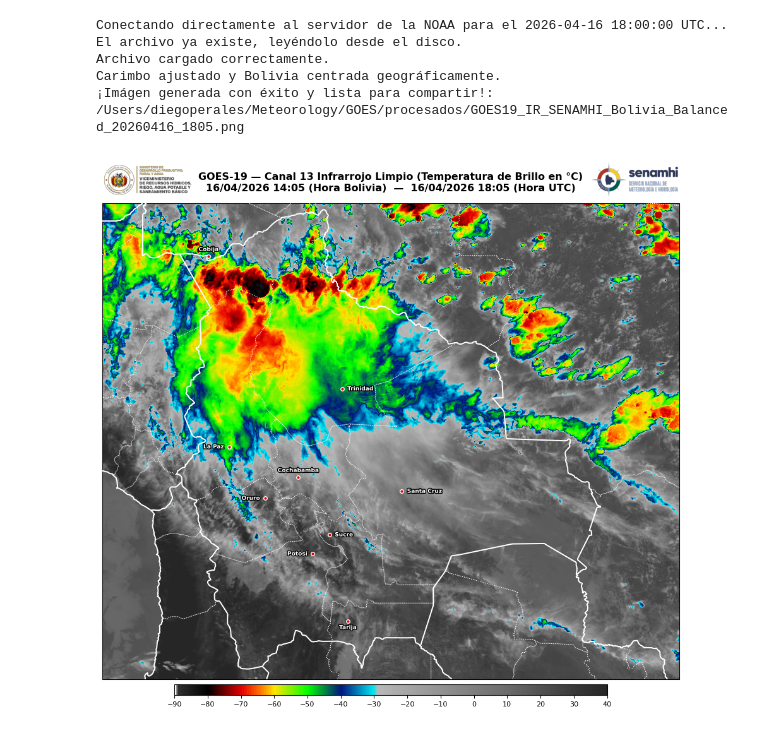
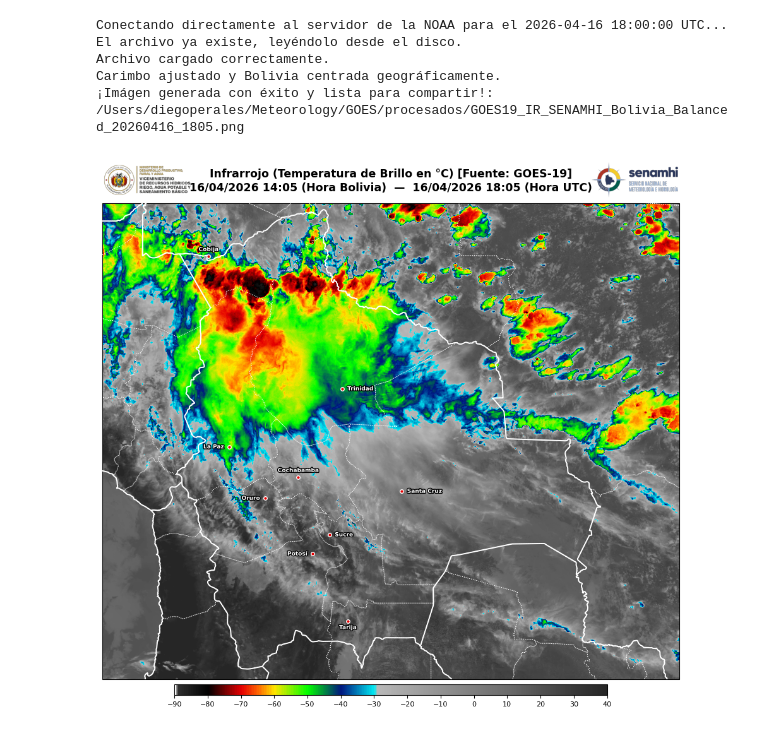
Before and after one commit to diegomapper/goes_env, a Jupyter notebook: Scripts/01_goes19_infrarrojo.ipynb, the cells around one changed output. Saved outputs shown, nothing was run; the diff lists cells and outputs as text; code cells hidden in the pictures.

```diff
--- a/Scripts/01_goes19_infrarrojo.ipynb
+++ b/Scripts/01_goes19_infrarrojo.ipynb
@@ -184,8 +184,8 @@ string_utc = fecha_utc.strftime('%d/%m/%Y %H:%M (Hora UTC)')
 string_bot = fecha_bot.strftime('%d/%m/%Y %H:%M (Hora Bolivia)')
 
 # --- CAPA 5: TÍTULO ---
-ax.set_title(f"GOES-19 — Canal 13 Infrarrojo Limpio (Temperatura de Brillo en °C)\n{string_bot}  —  {string_utc}",
-             fontsize=11.5, fontweight='bold', pad=14, loc='center', linespacing=1.3)
+ax.set_title(f"Infrarrojo (Temperatura de Brillo en °C) [Fuente: GOES-19]\n{string_bot}  —  {string_utc}",
+             fontsize=12.5, fontweight='bold', pad=14, loc='center', linespacing=1.3)
 
 # --- CAPA 6: BARRA DE COLORES DE REFERENCIA ---
 # 1. Generamos el colorbar vinculándolo al mapa para mantener el efecto sin bordes
@@ -221,31 +221,31 @@ try:
 
     if os.path.exists(img_ministerio_path) and os.path.exists(img_senamhi_path):
         logo_ministerio = mpimg.imread(img_ministerio_path)
         logo_senamhi = mpimg.imread(img_senamhi_path)
 
         pos_mapa = ax.get_position()
 
         ax_logo_min = fig.add_axes([pos_mapa.x0, pos_mapa.y1 + 0.005, 0.14, 0.07])
         ax_logo_min.imshow(logo_ministerio)
         ax_logo_min.axis('off')
 
         ax_logo_sen = fig.add_axes([pos_mapa.x1 - 0.14, pos_mapa.y1 + 0.005, 0.14, 0.07])
         ax_logo_sen.imshow(logo_senamhi)
         ax_logo_sen.axis('off')
         print("Carimbo ajustado y Bolivia centrada geográficamente.")
 except Exception as e:
     print(f"Alerta con logos: {e}")
 
 # Guardado
 output_name = f"{OUTPUTS}/GOES19_IR_SENAMHI_Bolivia_Balanced_{fecha_utc.strftime('%Y%m%d_%H%M')}.png"
 plt.savefig(output_name, dpi=200, bbox_inches='tight', pad_inches=0.03)
 print(f"¡Imágen generada con éxito y lista para compartir!: {output_name}")
 
 plt.show()
 # %% [output]
 Conectando directamente al servidor de la NOAA para el 2026-04-16 18:00:00 UTC...
 El archivo ya existe, leyéndolo desde el disco.
 Archivo cargado correctamente.
 Carimbo ajustado y Bolivia centrada geográficamente.
 ¡Imágen generada con éxito y lista para compartir!: /Users/diegoperales/Meteorology/GOES/procesados/GOES19_IR_SENAMHI_Bolivia_Balanced_20260416_1805.png
-[figure, old version]
+[figure, new version]
```
Also changed, not shown: 2 other files.
